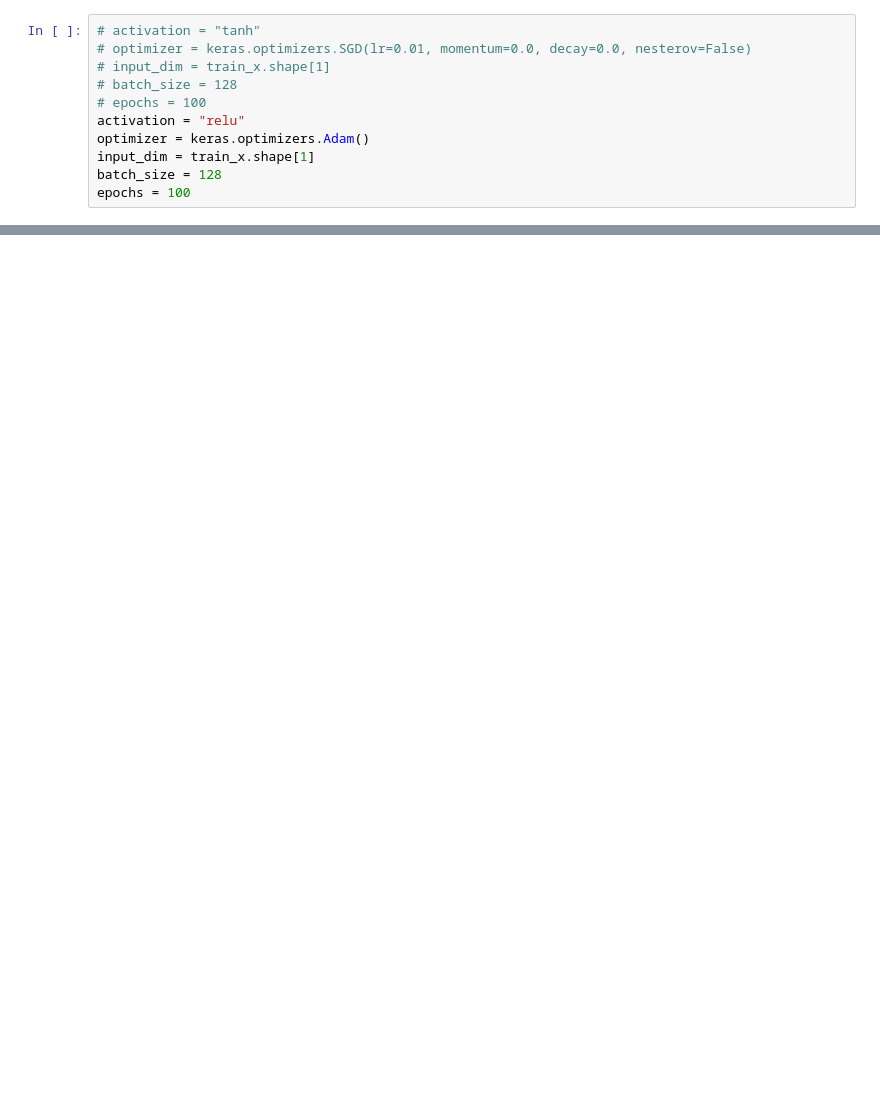
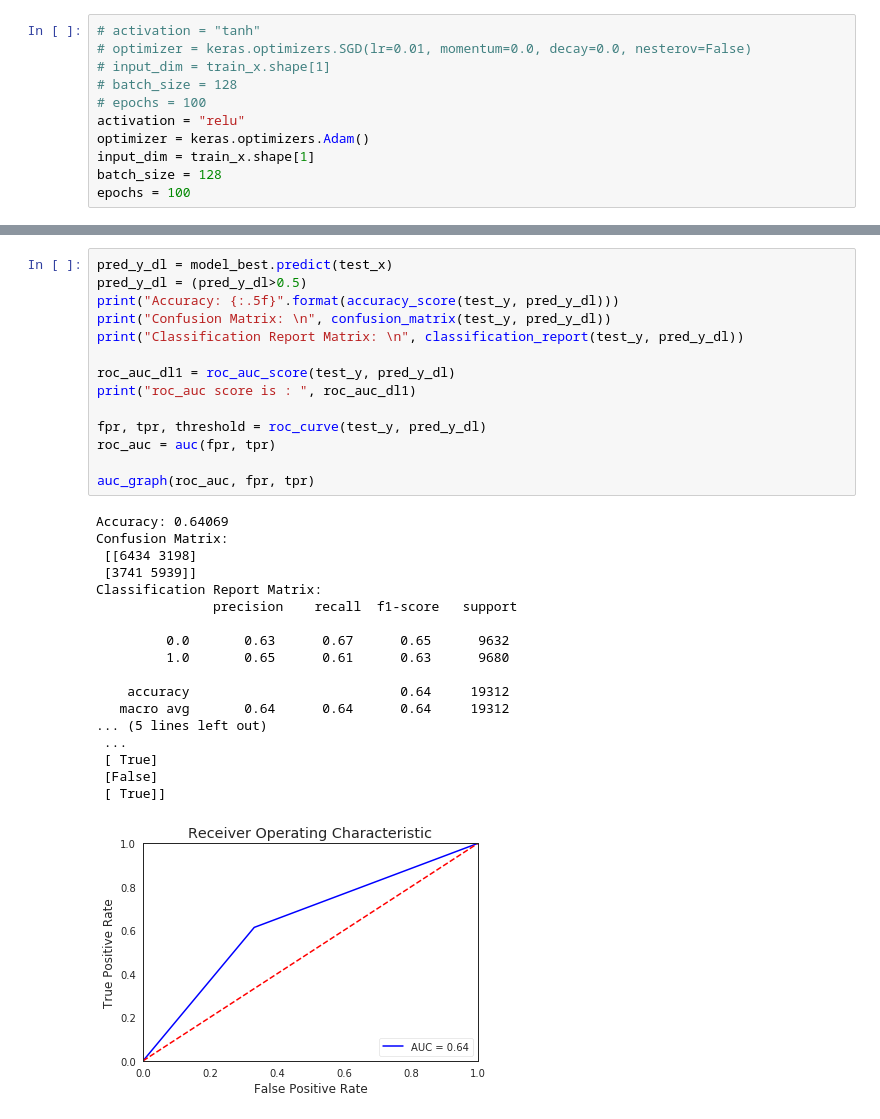
Before and after one commit to jaehyun0220/Colab, a Jupyter notebook: SDS_PublicData_6.ipynb, the cells around one changed output, grey strips where cells are left out. Cells and saved outputs as stored; diff of their text form; blank space fills up the shorter version.

```diff
--- a/SDS_PublicData_6.ipynb
+++ b/SDS_PublicData_6.ipynb
@@ -956,3 +945,36 @@ Test accuracy: 0.6410521955260977
+# %%
+pred_y_dl = model_best.predict(test_x)
+pred_y_dl = (pred_y_dl>0.5)
+print("Accuracy: {:.5f}".format(accuracy_score(test_y, pred_y_dl)))
+print("Confusion Matrix: \n", confusion_matrix(test_y, pred_y_dl))
+print("Classification Report Matrix: \n", classification_report(test_y, pred_y_dl))
+
+roc_auc_dl1 = roc_auc_score(test_y, pred_y_dl)
+print("roc_auc score is : ", roc_auc_dl1)
+
+fpr, tpr, threshold = roc_curve(test_y, pred_y_dl)
+roc_auc = auc(fpr, tpr)
+
+auc_graph(roc_auc, fpr, tpr)
+# %% [output]
+Accuracy: 0.64069
+Confusion Matrix:
+ [[6434 3198]
+ [3741 5939]]
+Classification Report Matrix:
+               precision    recall  f1-score   support
+
+         0.0       0.63      0.67      0.65      9632
+         1.0       0.65      0.61      0.63      9680
+
+    accuracy                           0.64     19312
+   macro avg       0.64      0.64      0.64     19312
+... (5 lines left out)
+ ...
+ [ True]
+ [False]
+ [ True]]
+[figure, added]
 # %%
 import matplotlib.pyplot as plt
 
```
Also changed, not shown: parts of 10 cells of this notebook.
